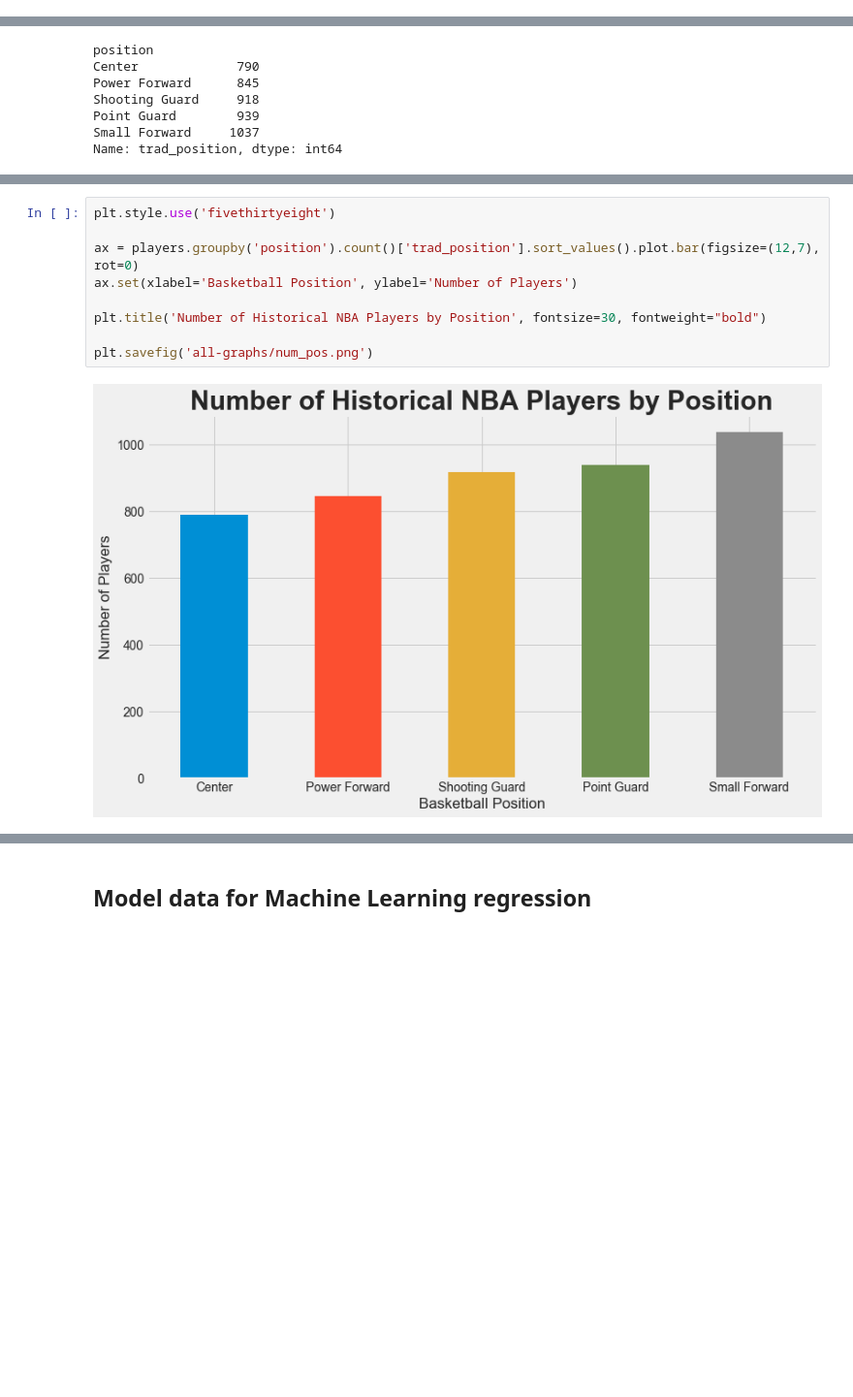
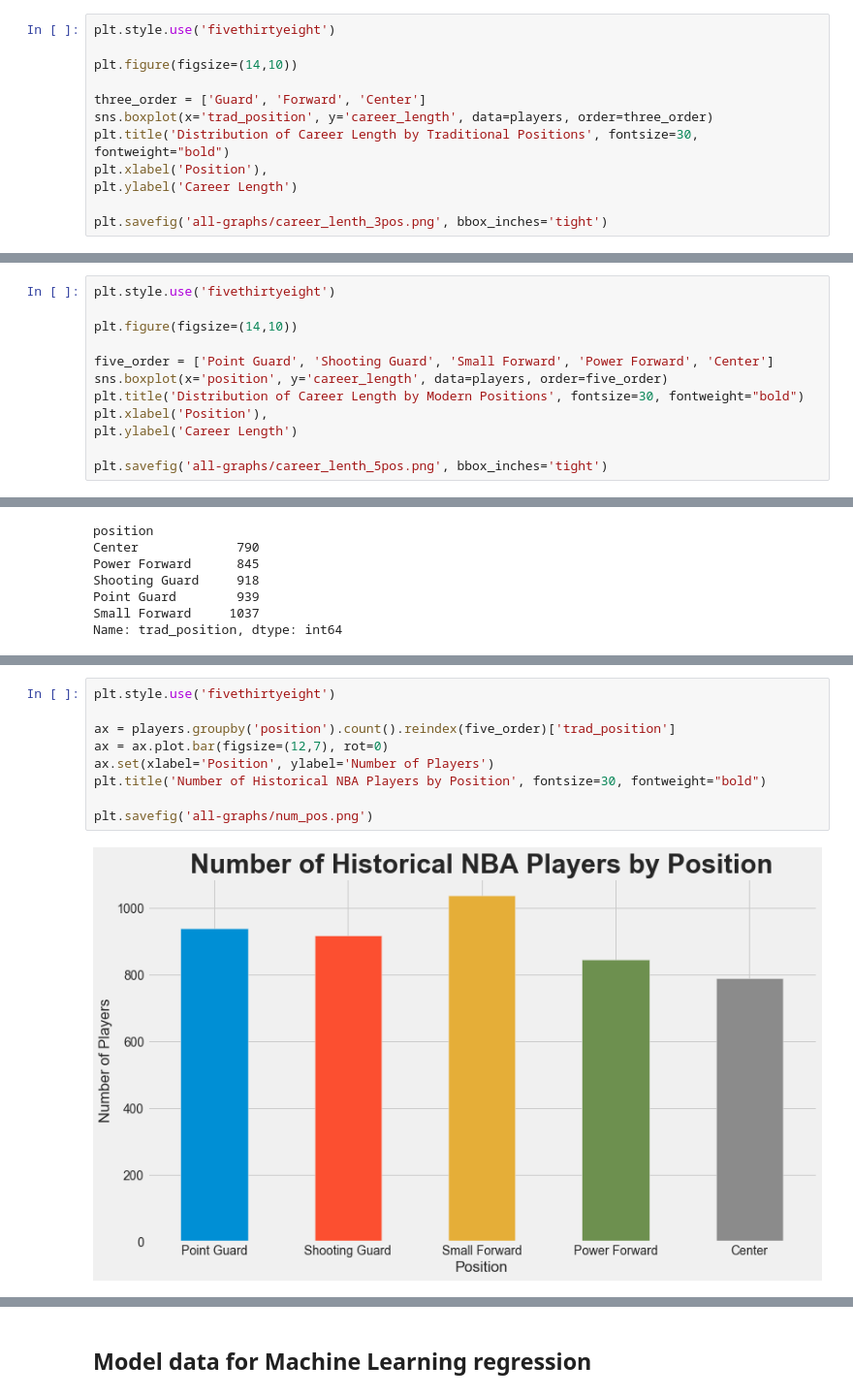
Before and after one commit to ymericson/NBA-player-info, a Jupyter notebook: NBA Positions.ipynb, the cells around one changed output, grey strips where cells are left out. Shown at 97% size. Cells and saved outputs as stored; diff of their text form; blank space fills up the shorter version.

```diff
--- a/NBA Positions.ipynb
+++ b/NBA Positions.ipynb
@@ -73,0 +75,12 @@ plt.savefig('all-graphs/height_weight_5pos.png', bbox_inches='tight',bbox_extra_
+# %%
+plt.style.use('fivethirtyeight')
+
+plt.figure(figsize=(14,10))
+
+three_order = ['Guard', 'Forward', 'Center']
+sns.boxplot(x='trad_position', y='career_length', data=players, order=three_order)
+plt.title('Distribution of Career Length by Traditional Positions', fontsize=30, fontweight="bold")
+plt.xlabel('Position'),
+plt.ylabel('Career Length')
+
+plt.savefig('all-graphs/career_lenth_3pos.png', bbox_inches='tight')
@@ -73,0 +89,12 @@ plt.savefig('all-graphs/height_weight_5pos.png', bbox_inches='tight',bbox_extra_
+# %%
+plt.style.use('fivethirtyeight')
+
+plt.figure(figsize=(14,10))
+
+five_order = ['Point Guard', 'Shooting Guard', 'Small Forward', 'Power Forward', 'Center']
+sns.boxplot(x='position', y='career_length', data=players, order=five_order)
+plt.title('Distribution of Career Length by Modern Positions', fontsize=30, fontweight="bold")
+plt.xlabel('Position'),
+plt.ylabel('Career Length')
+
+plt.savefig('all-graphs/career_lenth_5pos.png', bbox_inches='tight')
@@ -84,11 +124,11 @@ Name: trad_position, dtype: int64
 # %%
 plt.style.use('fivethirtyeight')
 
-ax = players.groupby('position').count()['trad_position'].sort_values().plot.bar(figsize=(12,7), rot=0)
-ax.set(xlabel='Basketball Position', ylabel='Number of Players')
-
+ax = players.groupby('position').count().reindex(five_order)['trad_position']
+ax = ax.plot.bar(figsize=(12,7), rot=0)
+ax.set(xlabel='Position', ylabel='Number of Players')
 plt.title('Number of Historical NBA Players by Position', fontsize=30, fontweight="bold")
 
 plt.savefig('all-graphs/num_pos.png')
 # %% [output]
-[figure, old version]
+[figure, new version]
```
Also changed, not shown: parts of 25 cells of this notebook, 13 other files.
